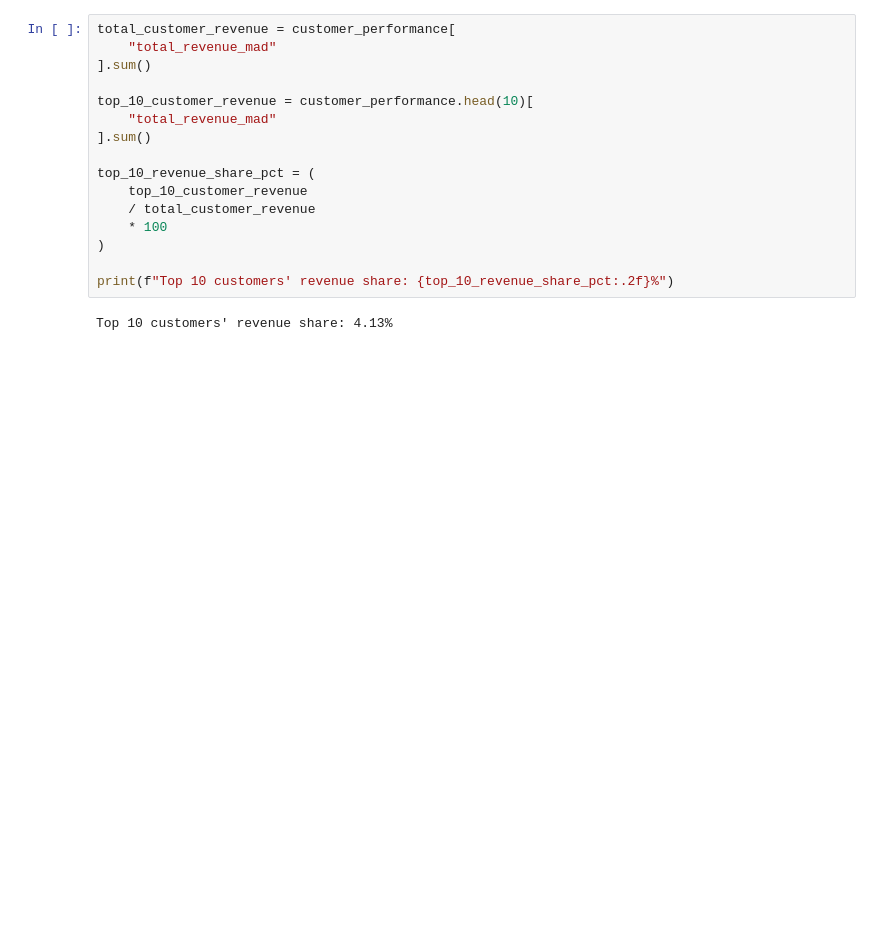
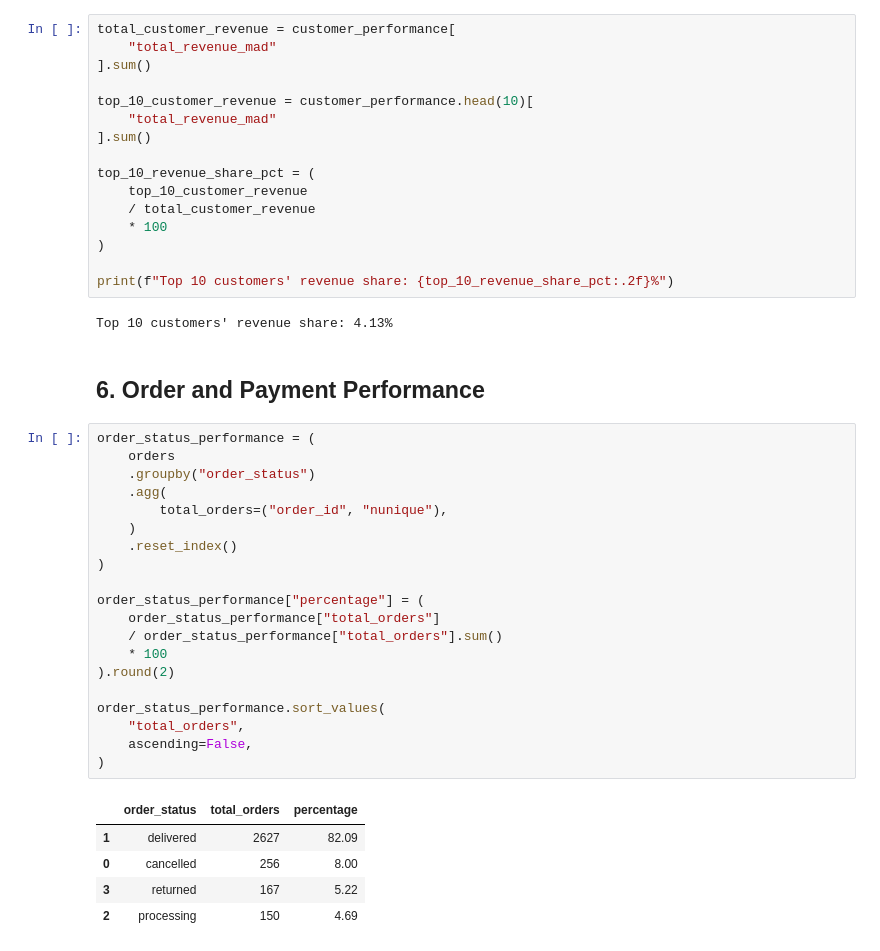
Before and after one commit to aminekabli55/morocco-retail-intelligence, a Jupyter notebook: notebooks/02_exploratory_data_analysis.ipynb, the cells around one changed output. Drawn from its saved outputs; the diff is of its cells as text; blank space fills up the shorter version.

```diff
--- a/notebooks/02_exploratory_data_analysis.ipynb
+++ b/notebooks/02_exploratory_data_analysis.ipynb
@@ -581,3 +581,31 @@ top_10_revenue_share_pct = (
 print(f"Top 10 customers' revenue share: {top_10_revenue_share_pct:.2f}%")
 # %% [output]
 Top 10 customers' revenue share: 4.13%
+# %% [markdown]
+## 6. Order and Payment Performance
+# %%
+order_status_performance = (
+    orders
+    .groupby("order_status")
+    .agg(
+        total_orders=("order_id", "nunique"),
+    )
+    .reset_index()
+)
+
+order_status_performance["percentage"] = (
+    order_status_performance["total_orders"]
+    / order_status_performance["total_orders"].sum()
+    * 100
+).round(2)
+
+order_status_performance.sort_values(
+    "total_orders",
+    ascending=False,
+)
+# %% [output]
+|  | order_status | total_orders | percentage |
+| 1 | delivered | 2627 | 82.09 |
+| 0 | cancelled | 256 | 8.00 |
+| 3 | returned | 167 | 5.22 |
+| 2 | processing | 150 | 4.69 |
```
Also changed, not shown: parts of 8 cells of this notebook.
